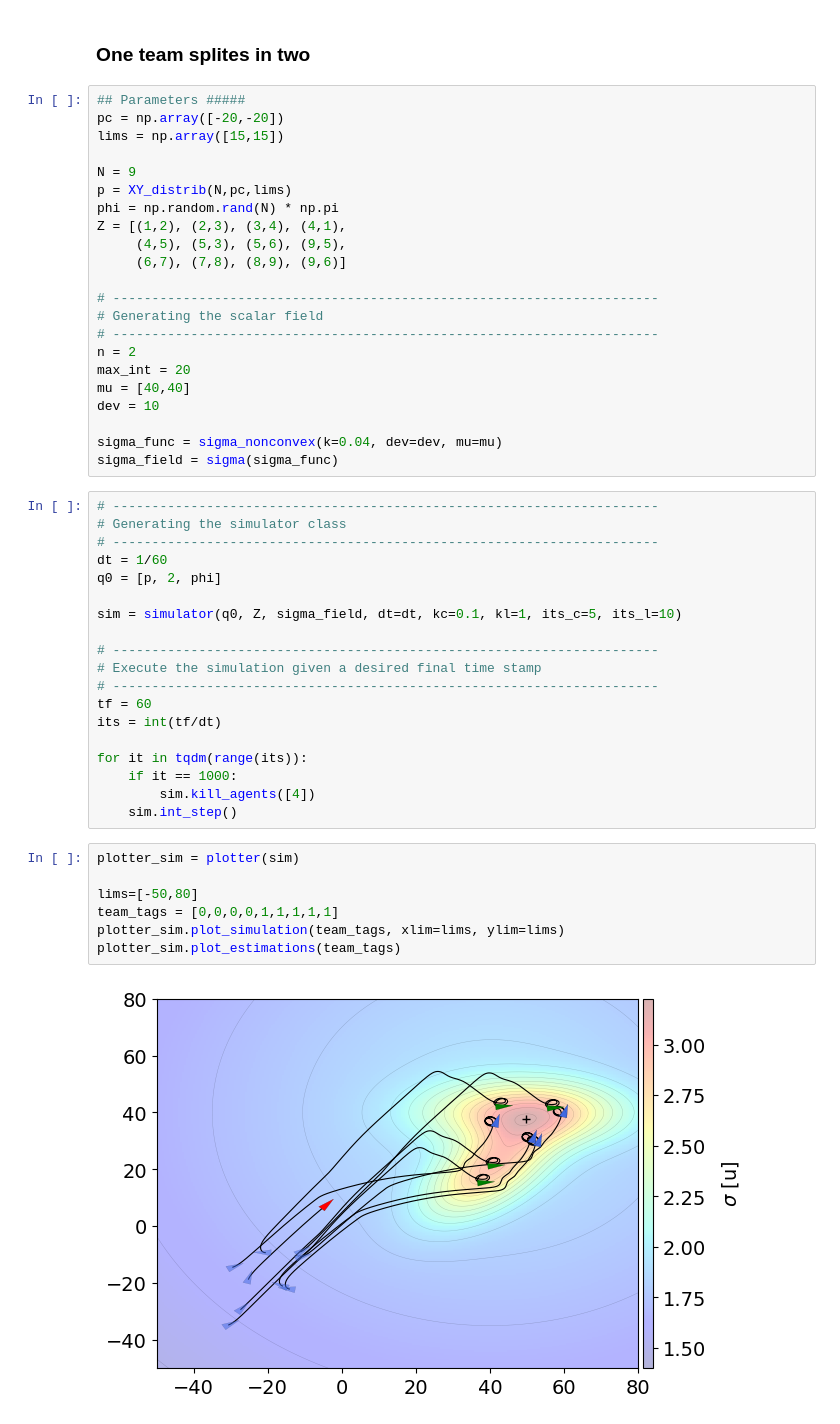
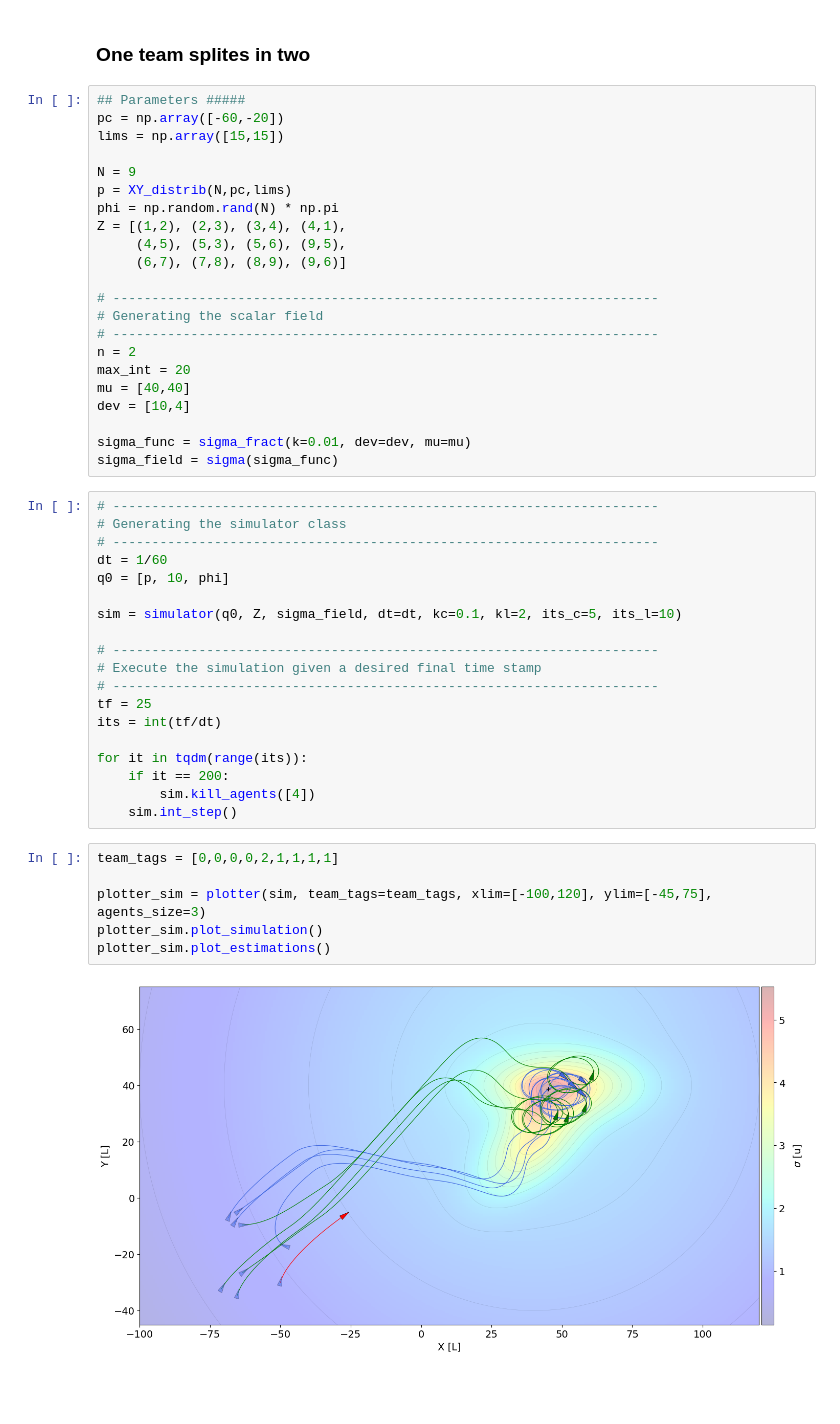
Before and after one commit to jesusBV20/source_seeking_distr, a Jupyter notebook: distributed_estimation.ipynb, the cells around one changed output. Saved outputs shown, nothing was run; the diff lists cells and outputs as text; blank space fills up the shorter version.

```diff
--- a/distributed_estimation.ipynb
+++ b/distributed_estimation.ipynb
@@ -720,7 +719,7 @@ plotter_sim.plot_estimations()
 ### One team splites in two
 # %%
 ## Parameters #####
-pc = np.array([-20,-20])
+pc = np.array([-60,-20])
 lims = np.array([15,15])
 
 N = 9
@@ -736,35 +735,34 @@ Z = [(1,2), (2,3), (3,4), (4,1),
 n = 2
 max_int = 20
 mu = [40,40]
-dev = 10
+dev = [10,4]
 
-sigma_func = sigma_nonconvex(k=0.04, dev=dev, mu=mu)
+sigma_func = sigma_fract(k=0.01, dev=dev, mu=mu)
 sigma_field = sigma(sigma_func)
 # %%
 # ----------------------------------------------------------------------
 # Generating the simulator class
 # ----------------------------------------------------------------------
 dt = 1/60
-q0 = [p, 2, phi]
+q0 = [p, 10, phi]
 
-sim = simulator(q0, Z, sigma_field, dt=dt, kc=0.1, kl=1, its_c=5, its_l=10)
+sim = simulator(q0, Z, sigma_field, dt=dt, kc=0.1, kl=2, its_c=5, its_l=10)
 
 # ----------------------------------------------------------------------
 # Execute the simulation given a desired final time stamp
 # ----------------------------------------------------------------------
-tf = 60
+tf = 25
 its = int(tf/dt)
 
 for it in tqdm(range(its)):
-    if it == 1000:
+    if it == 200:
         sim.kill_agents([4])
     sim.int_step()
 # %%
-plotter_sim = plotter(sim)
+team_tags = [0,0,0,0,2,1,1,1,1]
 
-lims=[-50,80]
-team_tags = [0,0,0,0,1,1,1,1,1]
-plotter_sim.plot_simulation(team_tags, xlim=lims, ylim=lims)
-plotter_sim.plot_estimations(team_tags)
+plotter_sim = plotter(sim, team_tags=team_tags, xlim=[-100,120], ylim=[-45,75], agents_size=3)
+plotter_sim.plot_simulation()
+plotter_sim.plot_estimations()
 # %% [output]
-[figure, old version]
+[figure, new version]
```
Also changed, not shown: parts of 6 cells of this notebook, 3 other files.
